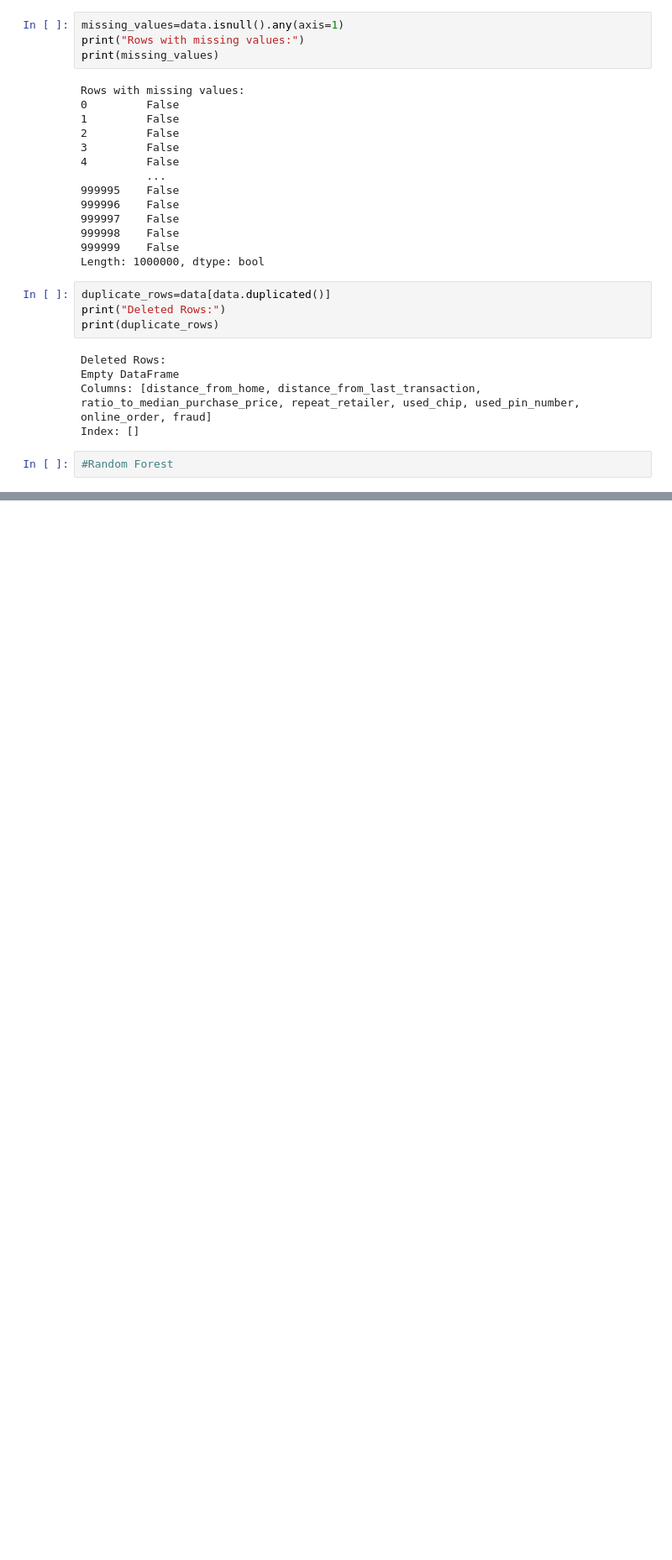
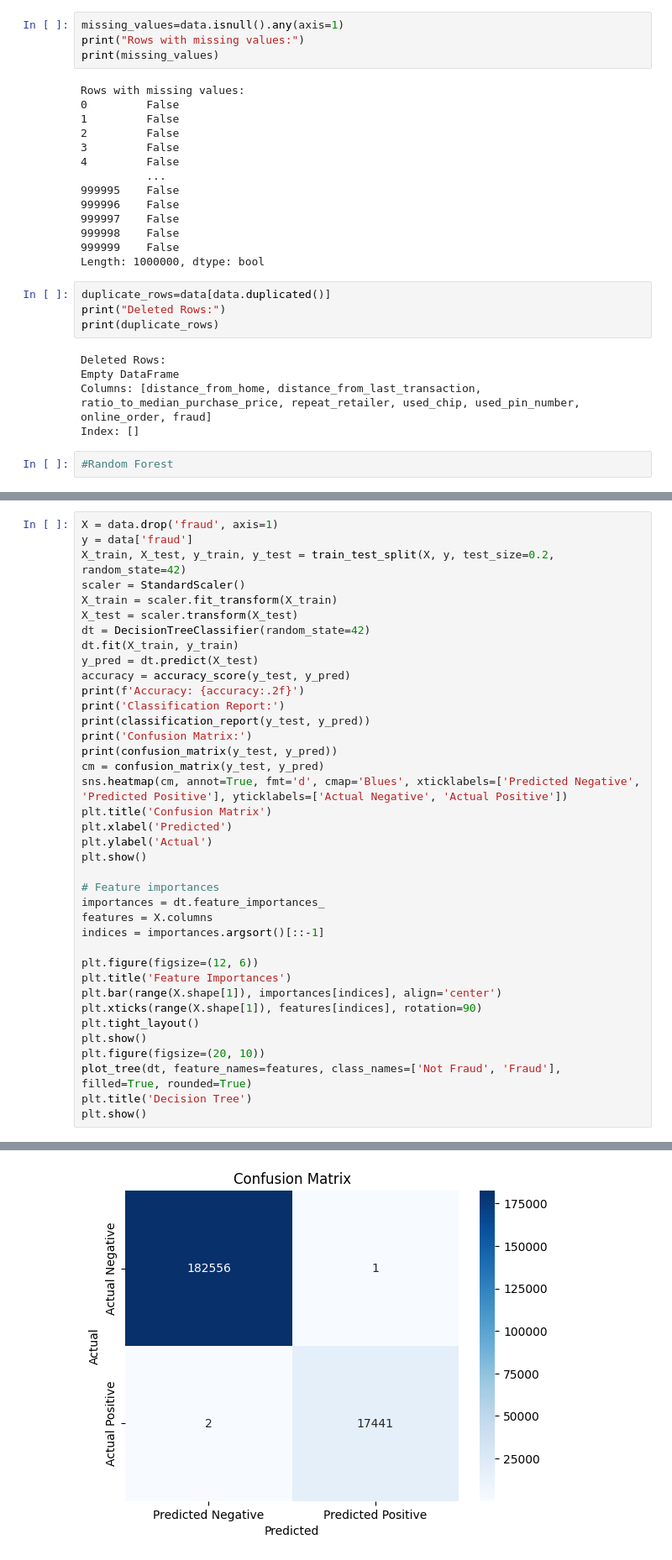
Before and after one commit to VaishnaviKS18/ML-card_transdata, a Jupyter notebook: ML-card_transdata.ipynb, the cells around one changed output, grey strips where cells are left out. Shown at 84% size. Drawn from its saved outputs; the diff is of its cells as text; blank space fills up the shorter version.

```diff
--- a/ML-card_transdata.ipynb
+++ b/ML-card_transdata.ipynb
@@ -63,0 +89,39 @@ dtype: float64
+# %%
+X = data.drop('fraud', axis=1)
+y = data['fraud']
+X_train, X_test, y_train, y_test = train_test_split(X, y, test_size=0.2, random_state=42)
+scaler = StandardScaler()
+X_train = scaler.fit_transform(X_train)
+X_test = scaler.transform(X_test)
+dt = DecisionTreeClassifier(random_state=42)
+dt.fit(X_train, y_train)
+y_pred = dt.predict(X_test)
+accuracy = accuracy_score(y_test, y_pred)
+print(f'Accuracy: {accuracy:.2f}')
+print('Classification Report:')
+print(classification_report(y_test, y_pred))
+print('Confusion Matrix:')
+print(confusion_matrix(y_test, y_pred))
+cm = confusion_matrix(y_test, y_pred)
+sns.heatmap(cm, annot=True, fmt='d', cmap='Blues', xticklabels=['Predicted Negative', 'Predicted Positive'], yticklabels=['Actual Negative', 'Actual Positive'])
+plt.title('Confusion Matrix')
+plt.xlabel('Predicted')
+plt.ylabel('Actual')
+plt.show()
+
+# Feature importances
+importances = dt.feature_importances_
+features = X.columns
+indices = importances.argsort()[::-1]
+
+plt.figure(figsize=(12, 6))
+plt.title('Feature Importances')
+plt.bar(range(X.shape[1]), importances[indices], align='center')
+plt.xticks(range(X.shape[1]), features[indices], rotation=90)
+plt.tight_layout()
+plt.show()
+plt.figure(figsize=(20, 10))
+plot_tree(dt, feature_names=features, class_names=['Not Fraud', 'Fraud'], filled=True, rounded=True)
+plt.title('Decision Tree')
+plt.show()
+# %% [output]
@@ -63,0 +142 @@ dtype: float64
+[figure, added]
```
Also changed, not shown: parts of 17 cells of this notebook.
